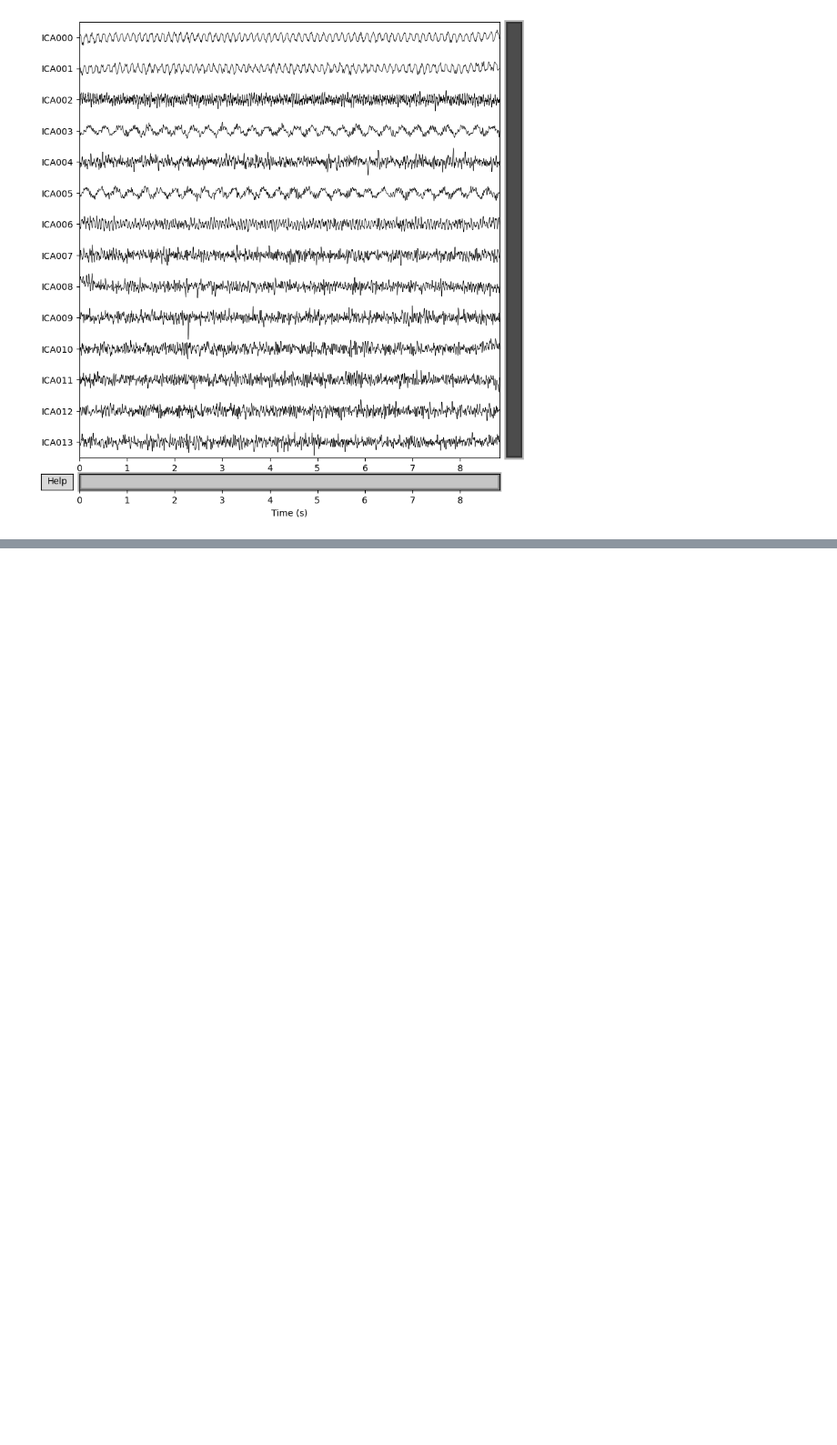
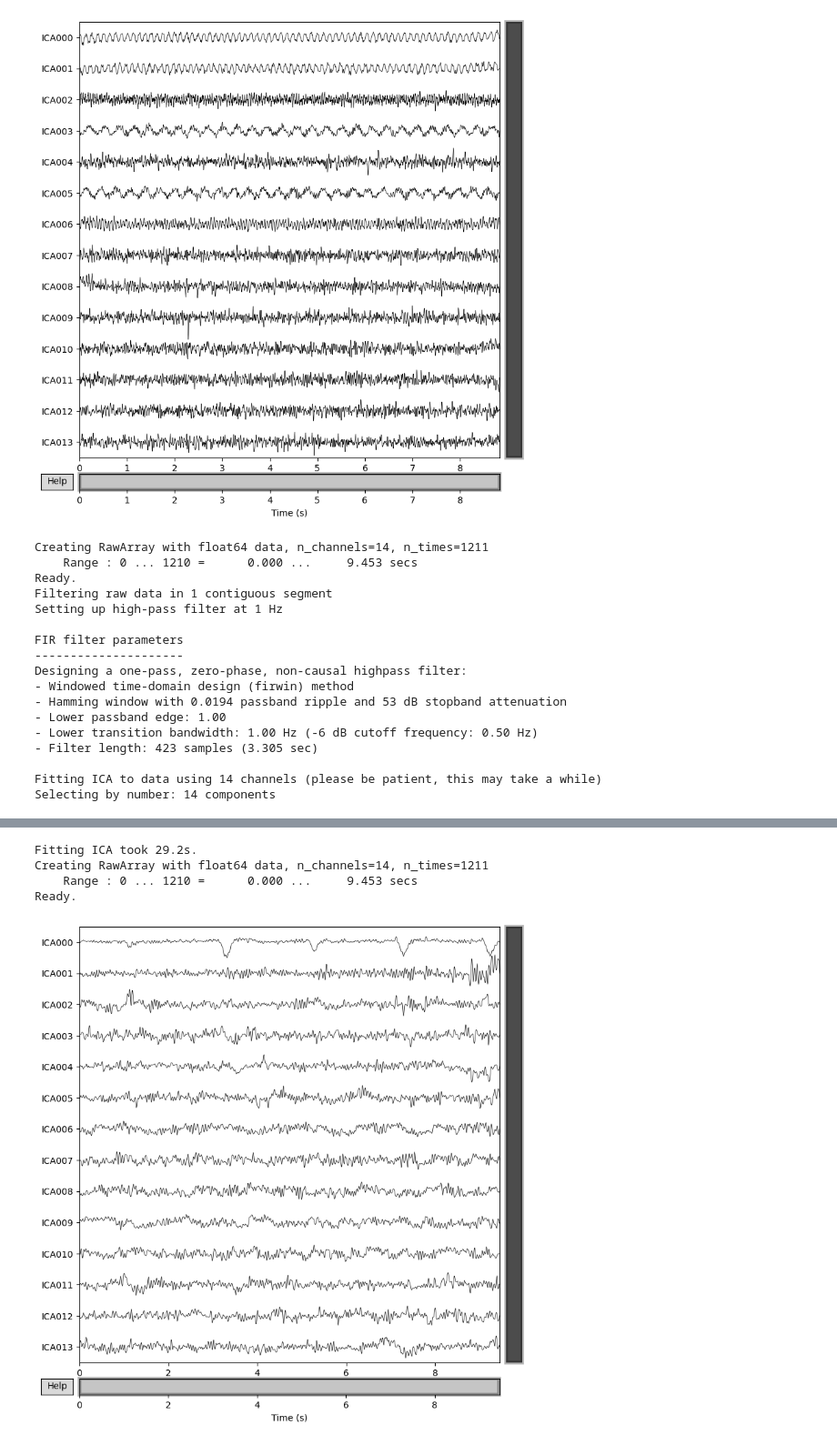
Before and after one commit to HayatoYokomizo/EEG_pain, a Jupyter notebook: ICA_X.ipynb, the cells around one changed output, grey strips where cells are left out. Shown at 91% size. Saved outputs shown, nothing was run; the diff lists cells and outputs as text; code cells hidden in the pictures; blank space fills up the shorter version.

```diff
--- a/ICA_X.ipynb
+++ b/ICA_X.ipynb
@@ -105,7 +105,7 @@ def create_mne_raw_object(data, ch_names, sfreq):
     raw = mne.io.RawArray(data_array, info)
     return raw
 
-filename = 'epoc_X_data_ICAtest.csv'
+filename = 'epoc_X_data_ICAtest_EOG.csv'
 data = load_data_from_csv(filename)
 
 # 選択したチャンネルをプロット
@@ -118,8 +118,26 @@ raw = create_mne_raw_object(data, ch_names, sfreq)
 raw.filter(l_freq=1, h_freq=None)
 
 # ICAを実行
-ica = ICA(n_components=14, random_state=97)
+ica = ICA(n_components=14, random_state=97, max_iter=1000000)
 ica.fit(raw)
 
 # ICA成分をプロット
 ica.plot_sources(raw)
+# %% [output]
+Creating RawArray with float64 data, n_channels=14, n_times=1211
+    Range : 0 ... 1210 =      0.000 ...     9.453 secs
+Ready.
+Filtering raw data in 1 contiguous segment
+Setting up high-pass filter at 1 Hz
+
+FIR filter parameters
+---------------------
+Designing a one-pass, zero-phase, non-causal highpass filter:
+- Windowed time-domain design (firwin) method
+- Hamming window with 0.0194 passband ripple and 53 dB stopband attenuation
+- Lower passband edge: 1.00
+- Lower transition bandwidth: 1.00 Hz (-6 dB cutoff frequency: 0.50 Hz)
+- Filter length: 423 samples (3.305 sec)
+
+Fitting ICA to data using 14 channels (please be patient, this may take a while)
+Selecting by number: 14 components
@@ -125,0 +150,5 @@ ica.plot_sources(raw)
+Fitting ICA took 29.2s.
+Creating RawArray with float64 data, n_channels=14, n_times=1211
+    Range : 0 ... 1210 =      0.000 ...     9.453 secs
+Ready.
+[figure, added]
```
Also changed, not shown: parts of 1 cell of this notebook, 3 other files.
